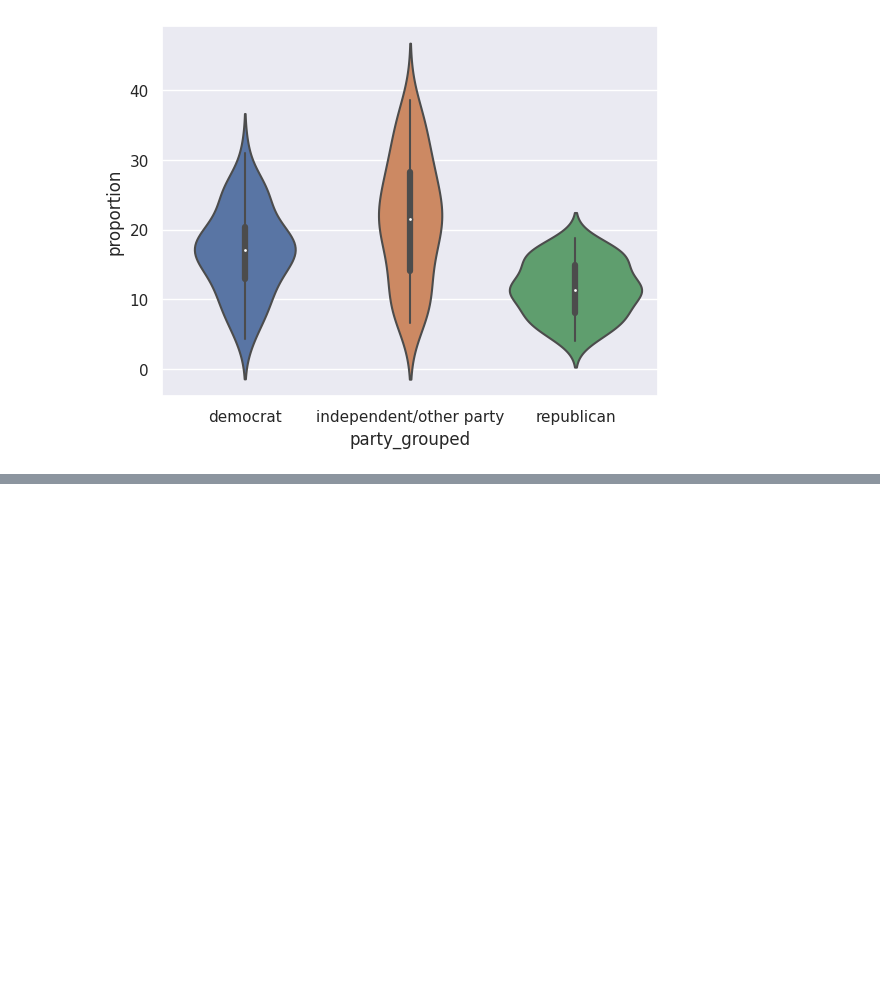
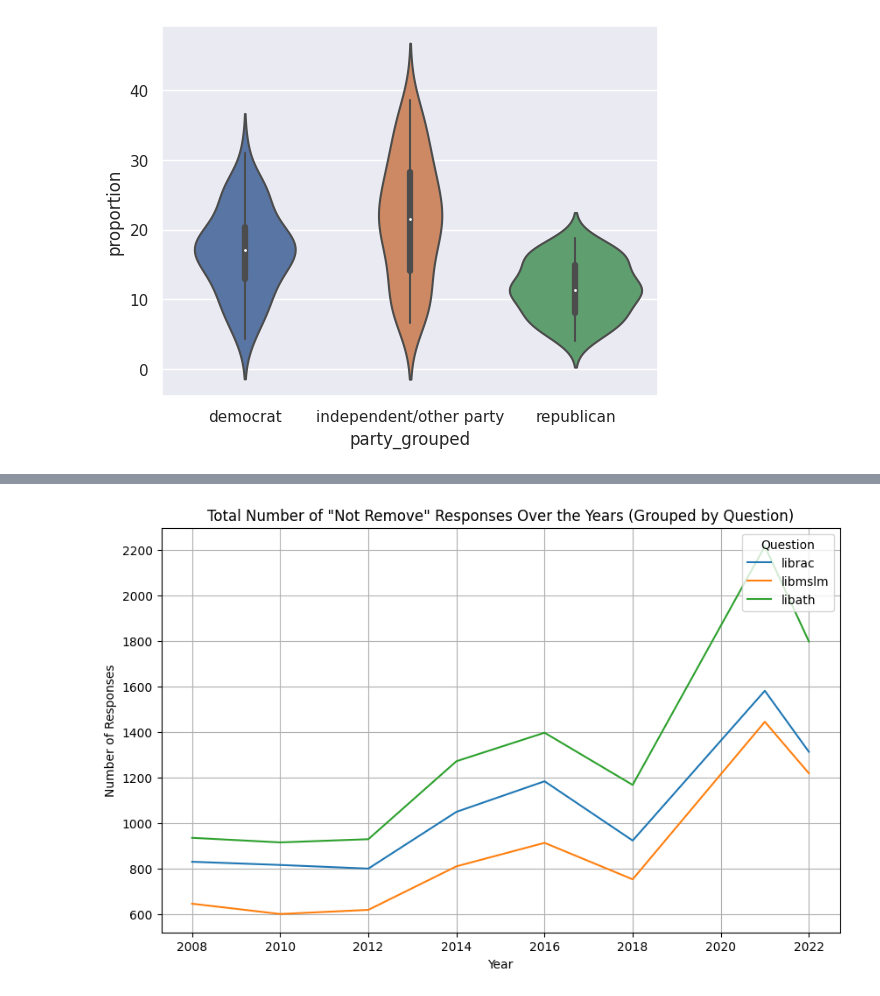
Before and after one commit to manaswinit26/group19, a Jupyter notebook: lab1 (1).ipynb, the cells around one changed output, grey strips where cells are left out. Cells and saved outputs as stored; diff of their text form; code cells hidden in the pictures; blank space fills up the shorter version.

```diff
--- a/lab1 (1).ipynb
+++ b/lab1 (1).ipynb
@@ -289,0 +357,18 @@ sns.violinplot(x='party_grouped',y='proportion',data=df)
+# %%
+# Total Number of "Not Remove" Responses Over the Years Grouped by Question
+
+grouped_data2 = church_race_religion.groupby(['year']).agg({
+    'librac': lambda x: (x == 'not remove').sum(),
+    'libmslm': lambda x: (x == 'not remove').sum(),
+    'libath': lambda x: (x == 'not remove').sum()
+})
+
+grouped_data2.plot(kind='line', figsize=(10, 6))
+plt.title('Total Number of "Not Remove" Responses Over the Years (Grouped by Question)')
+plt.xlabel('Year')
+plt.ylabel('Number of Responses')
+plt.grid(True)
+plt.legend(title='Question', loc='upper right')
+plt.show()
+# %% [output]
+[figure, added]
```
Also changed, not shown: parts of 6 cells of this notebook.
